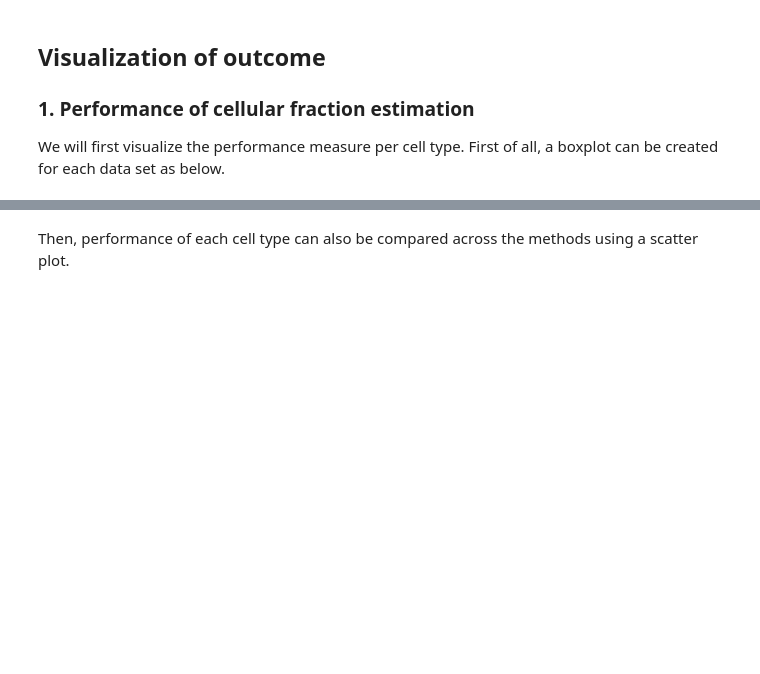
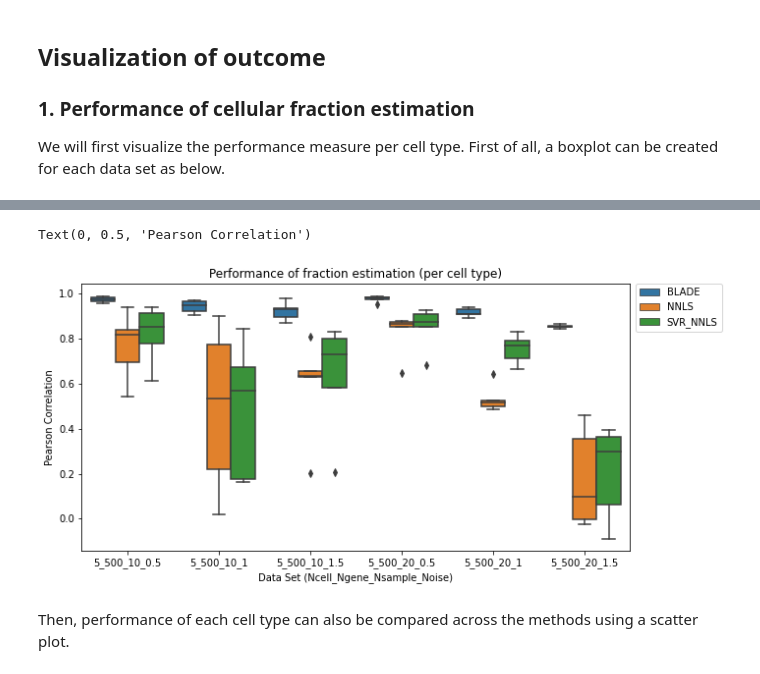
Before and after one commit to tgac-vumc/BLADE, a Jupyter notebook: jupyter/BLADE - Demo script.ipynb, the cells around one changed output, grey strips where cells are left out. Drawn from its saved outputs; the diff is of its cells as text; code cells hidden in the pictures; blank space fills up the shorter version.

```diff
--- a/jupyter/BLADE - Demo script.ipynb
+++ b/jupyter/BLADE - Demo script.ipynb
@@ -488,2 +393,15 @@ fig.show("png")
+# %%
+plt.figure(figsize=(10,5))
+ax = sns.boxplot(data = outcome_PerCell,
+            y='Cor_Fraction', hue='method', x='dataset'
+           )
+
+ax.legend(bbox_to_anchor=(1.01, 1),borderaxespad=0)
+ax.set_title('Performance of fraction estimation (per cell type)')
+ax.set_xlabel("Data Set (Ncell_Ngene_Nsample_Noise)")
+ax.set_ylabel("Pearson Correlation")
+# %% [output]
+Text(0, 0.5, 'Pearson Correlation')
+[figure, added]
 # %% [markdown]
 Then, performance of each cell type can also be compared across the methods using a scatter plot.
```
Also changed, not shown: parts of 17 cells of this notebook, 1 other file.
